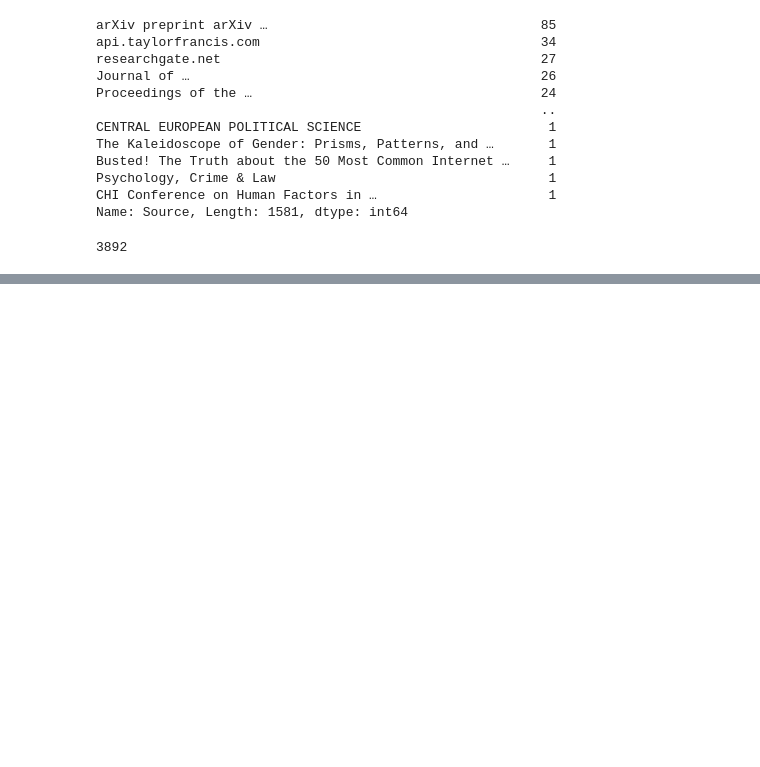
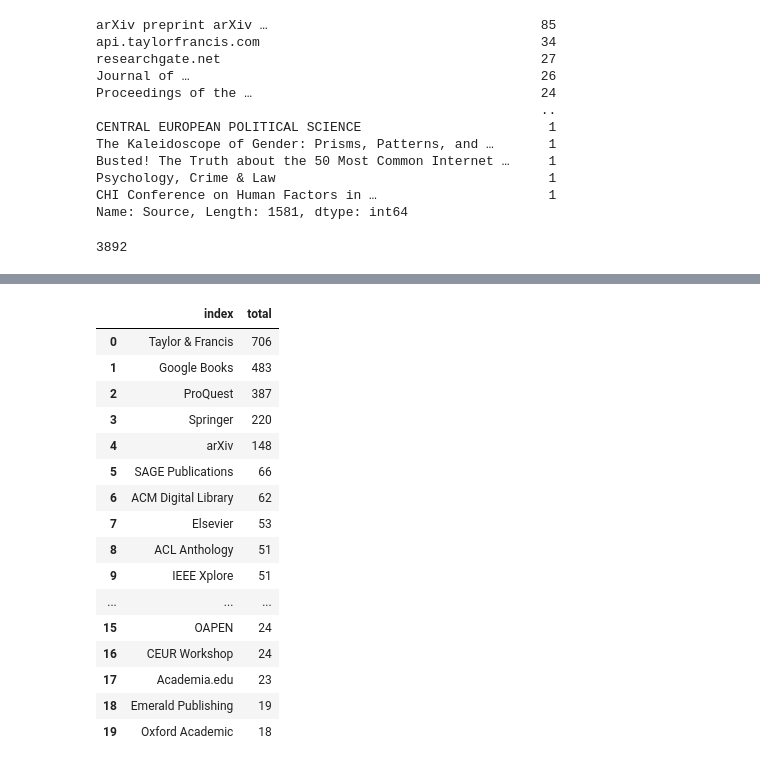
Before and after one commit to booktrackerGirl/Data-wrangling-and-analysis, a Jupyter notebook: Goggle Scholar Search/google_scholar_search_analysis.ipynb, the cells around one changed output, grey strips where cells are left out. Cells and saved outputs as stored; diff of their text form; code cells hidden in the pictures; blank space fills up the shorter version.

```diff
--- a/Goggle Scholar Search/google_scholar_search_analysis.ipynb
+++ b/Goggle Scholar Search/google_scholar_search_analysis.ipynb
@@ -128,0 +131,3 @@ df['Source'].isna().count()
+# %%
+df['Year'] = pd.to_datetime(df['Year'], format='%Y').dt.strftime('%Y')
+df = df[~(df['Year'] < '2012')] # Seems like there were a few examples which dated before 2012
@@ -128,0 +183,43 @@ df['Source'].isna().count()
+# %%
+df['Publisher'] = df['Publisher'].replace(['taylorfrancis.com', 'api.taylorfrancis.com'],'Taylor & Francis')
+df['Publisher'] = df['Publisher'].replace(['search.proquest.com'],'ProQuest')
+df['Publisher'] = df['Publisher'].replace(['taylorfrancis.com', 'api.taylorfrancis.com'],'Taylor & Francis')
+df['Publisher'] = df['Publisher'].replace(['books.google.com'],'Google Books')
+df['Publisher'] = df['Publisher'].replace(['erepo.uef.fi'],'UEF eRepo')
+df['Publisher'] = df['Publisher'].replace(['arxiv.org'],'arXiv')
+df['Publisher'] = df['Publisher'].replace(['journals.sagepub.com'],'SAGE Publications')
+df['Publisher'] = df['Publisher'].replace(['dl.acm.org'],'ACM Digital Library')
+df['Publisher'] = df['Publisher'].replace(['aclanthology.org'],'ACL Anthology')
+df['Publisher'] = df['Publisher'].replace(['ieeexplore.ieee.org'],'IEEE Xplore')
+df['Publisher'] = df['Publisher'].replace(['papers.ssrn.com'],'SSRN eLibrary')
+df['Publisher'] = df['Publisher'].replace(['mdpi.com'],'MDPI')
+df['Publisher'] = df['Publisher'].replace(['researchgate.net'],'ResearchGate')
+df['Publisher'] = df['Publisher'].replace(['psycnet.apa.org'],'APA Psycnet')
+df['Publisher'] = df['Publisher'].replace(['library.oapen.org'],'OAPEN')
+df['Publisher'] = df['Publisher'].replace(['ceur-ws.org'],'CEUR Workshop')
+df['Publisher'] = df['Publisher'].replace(['academia.edu'],'Academia.edu')
+df['Publisher'] = df['Publisher'].replace(['emerald.com'],'Emerald Publishing')
+df['Publisher'] = df['Publisher'].replace(['academic.oup.com'],'Oxford Academic')
+# %%
+# Viewing only top 20 publishers to check their count
+n_publishers = df['Publisher'].value_counts().reset_index(name='total')[:20]
+n_publishers = n_publishers.sort_values(by="total", ascending=False)[["index", "total"]]
+n_publishers
+# %% [output]
+|  | index | total |
+| 0 | Taylor & Francis | 706 |
+| 1 | Google Books | 483 |
+| 2 | ProQuest | 387 |
+| 3 | Springer | 220 |
+| 4 | arXiv | 148 |
+| 5 | SAGE Publications | 66 |
+| 6 | ACM Digital Library | 62 |
+| 7 | Elsevier | 53 |
+| 8 | ACL Anthology | 51 |
+| 9 | IEEE Xplore | 51 |
+| ... | ... | ... |
+| 15 | OAPEN | 24 |
+| 16 | CEUR Workshop | 24 |
+| 17 | Academia.edu | 23 |
+| 18 | Emerald Publishing | 19 |
+| 19 | Oxford Academic | 18 |
```
Also changed, not shown: parts of 7 cells of this notebook.
